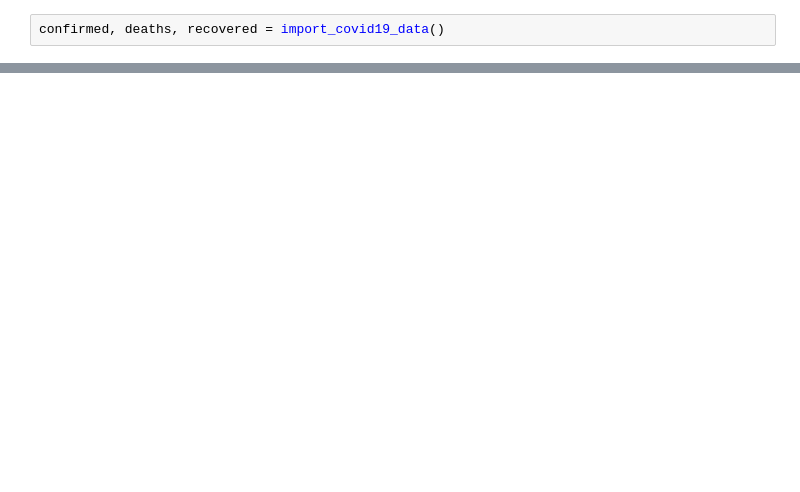
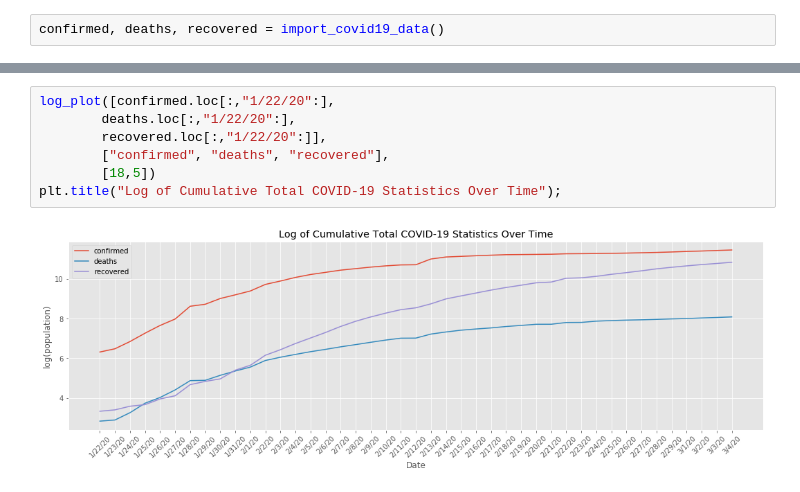
Before and after one commit to shawnmittal/covid_19_exploration, a Jupyter notebook: covid_19_exploration.ipynb, the cells around one changed output, grey strips where cells are left out. Drawn from its saved outputs; the diff is of its cells as text; blank space fills up the shorter version.

```diff
--- a/covid_19_exploration.ipynb
+++ b/covid_19_exploration.ipynb
@@ -82,3 +97,12 @@ plt.title("Cumulative Total COVID-19 Statistics Over Time");
+# %%
+log_plot([confirmed.loc[:,"1/22/20":],
+        deaths.loc[:,"1/22/20":],
+        recovered.loc[:,"1/22/20":]],
+        ["confirmed", "deaths", "recovered"],
+        [18,5])
+plt.title("Log of Cumulative Total COVID-19 Statistics Over Time");
+# %% [output]
+[figure, added]
 # %%
 diff_plot([confirmed.loc[:,"1/22/20":],
            recovered.loc[:,"1/22/20":],
```
Also changed, not shown: parts of 13 cells of this notebook.
